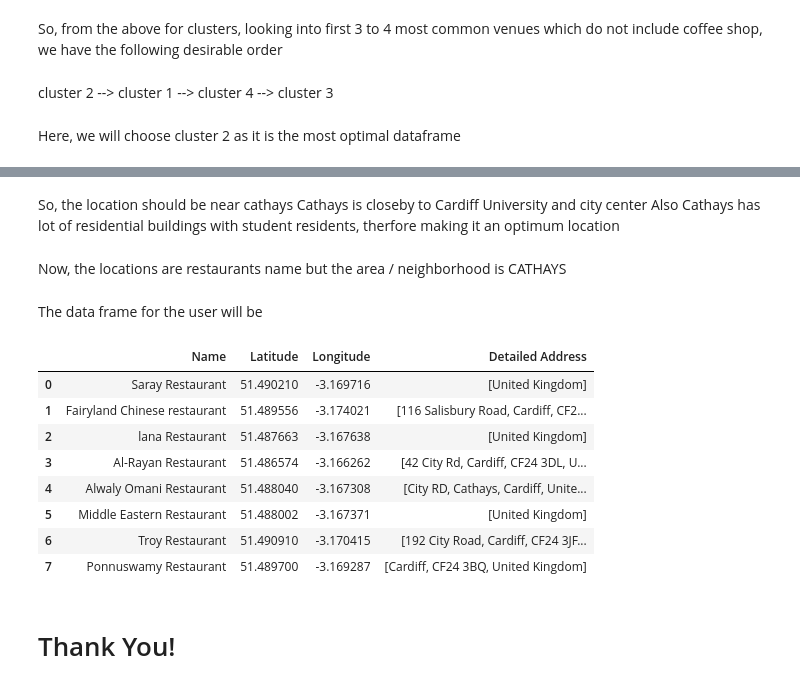
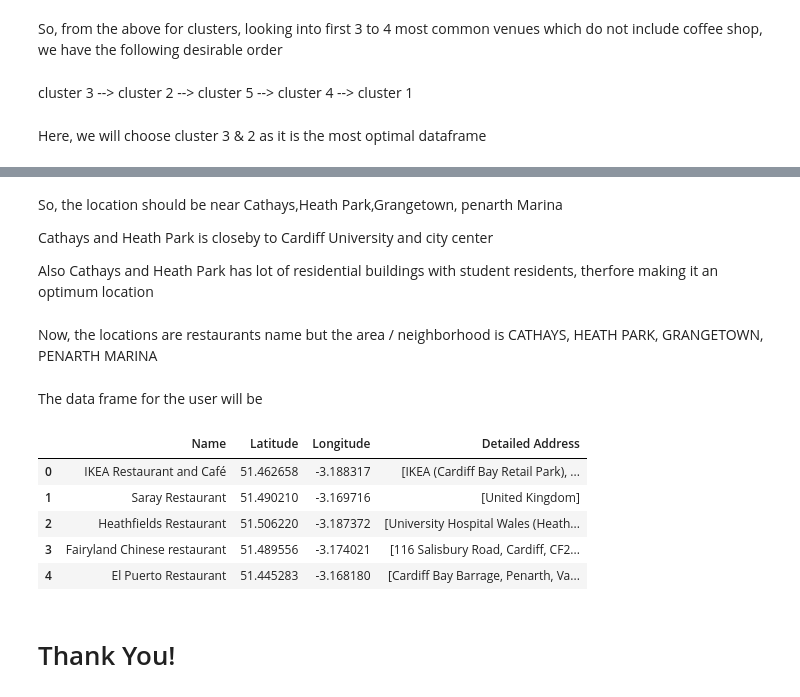
Before and after one commit to Simran-mandal/Coursera-Capstone, a Jupyter notebook: FinalCapstone.ipynb, the cells around one changed output, grey strips where cells are left out. Cells and saved outputs as stored; diff of their text form; code cells hidden in the pictures.

```diff
--- a/FinalCapstone.ipynb
+++ b/FinalCapstone.ipynb
@@ -827,6 +825,6 @@ As the most frequent venue is coffee shop, the investor will be likely to choose
 # %% [markdown]
 So, from the above for clusters, looking into first 3 to 4 most common venues which do not include coffee shop, we have the following desirable order
 # %% [markdown]
-cluster 2 --> cluster 1 --> cluster 4 --> cluster 3
+cluster 3 --> cluster 2 --> cluster 5 --> cluster 4 --> cluster 1
 # %% [markdown]
-Here, we will choose cluster 2 as it is the most optimal dataframe
+Here, we will choose cluster 3 & 2 as it is the most optimal dataframe
@@ -835,3 +831,9 @@ cluster_2 = venue_merged.loc[venue_merged['Cluster Labels'] == 1, venue_merged.c
+# %%
+#dropping the cluster with coffee shops in 1st and 2nd most common venuesf
+cluster_2 = venue_merged.loc[venue_merged['Cluster Labels'] == 1, venue_merged.columns[[1] + list(range(4, venue_merged.shape[1]))]]
+cluster_2.drop(index=[4,24,25,27,28],axis = 0,inplace = True)
+cluster_5 = venue_merged.loc[venue_merged['Cluster Labels'] == 4, venue_merged.columns[[1] + list(range(4, venue_merged.shape[1]))]]
+cluster_3 = venue_merged.loc[venue_merged['Cluster Labels'] == 2, venue_merged.columns[[1] + list(range(4, venue_merged.shape[1]))]]
 # %%
 location = 'Cardiff,United Kingdom'
 
@@ -853,26 +858,26 @@ cluster
 # %% [output]
 [interactive output not drawn]
 # %% [markdown]
-So, the location should be near cathays
-Cathays is closeby to Cardiff University and city center
-Also Cathays has lot of residential buildings with student residents, therfore making it an optimum location
+So, the location should be near Cathays,Heath Park,Grangetown, penarth Marina
+
+Cathays and Heath Park is closeby to Cardiff University and city center
+
+Also Cathays and Heath Park has lot of residential buildings with student residents, therfore making it an optimum location
 # %% [markdown]
-Now, the locations are restaurants name but the area / neighborhood is CATHAYS
+Now, the locations are restaurants name but the area / neighborhood is CATHAYS, HEATH PARK, GRANGETOWN, PENARTH MARINA
 # %% [markdown]
 The data frame for the user will be
 # %%
-user = cluster_2[['Name','Latitude','Longitude','Detailed Address']].reset_index()
-user.drop(columns=['index'],axis=1,inplace=True)
+user = pd.concat([cluster_2,cluster_3])
+user = user[['Name','Latitude','Longitude','Detailed Address']].reset_index()
+user.drop(columns=['index'],axis = 1,inplace=True)
 user
 # %% [output]
 |  | Name | Latitude | Longitude | Detailed Address |
-| 0 | Saray Restaurant | 51.490210 | -3.169716 | [United Kingdom] |
-| 1 | Fairyland Chinese restaurant | 51.489556 | -3.174021 | [116 Salisbury Road, Cardiff, CF2... |
-| 2 | lana Restaurant | 51.487663 | -3.167638 | [United Kingdom] |
-| 3 | Al-Rayan Restaurant | 51.486574 | -3.166262 | [42 City Rd, Cardiff, CF24 3DL, U... |
-| 4 | Alwaly Omani Restaurant | 51.488040 | -3.167308 | [City RD, Cathays, Cardiff, Unite... |
-| 5 | Middle Eastern Restaurant | 51.488002 | -3.167371 | [United Kingdom] |
-| 6 | Troy Restaurant | 51.490910 | -3.170415 | [192 City Road, Cardiff, CF24 3JF... |
-| 7 | Ponnuswamy Restaurant | 51.489700 | -3.169287 | [Cardiff, CF24 3BQ, United Kingdom] |
+| 0 | IKEA Restaurant and Café | 51.462658 | -3.188317 | [IKEA (Cardiff Bay Retail Park), ... |
+| 1 | Saray Restaurant | 51.490210 | -3.169716 | [United Kingdom] |
+| 2 | Heathfields Restaurant | 51.506220 | -3.187372 | [University Hospital Wales (Heath... |
+| 3 | Fairyland Chinese restaurant | 51.489556 | -3.174021 | [116 Salisbury Road, Cardiff, CF2... |
+| 4 | El Puerto Restaurant | 51.445283 | -3.168180 | [Cardiff Bay Barrage, Penarth, Va... |
 # %% [markdown]
 # Thank You!
```
Also changed, not shown: parts of 21 cells of this notebook.
